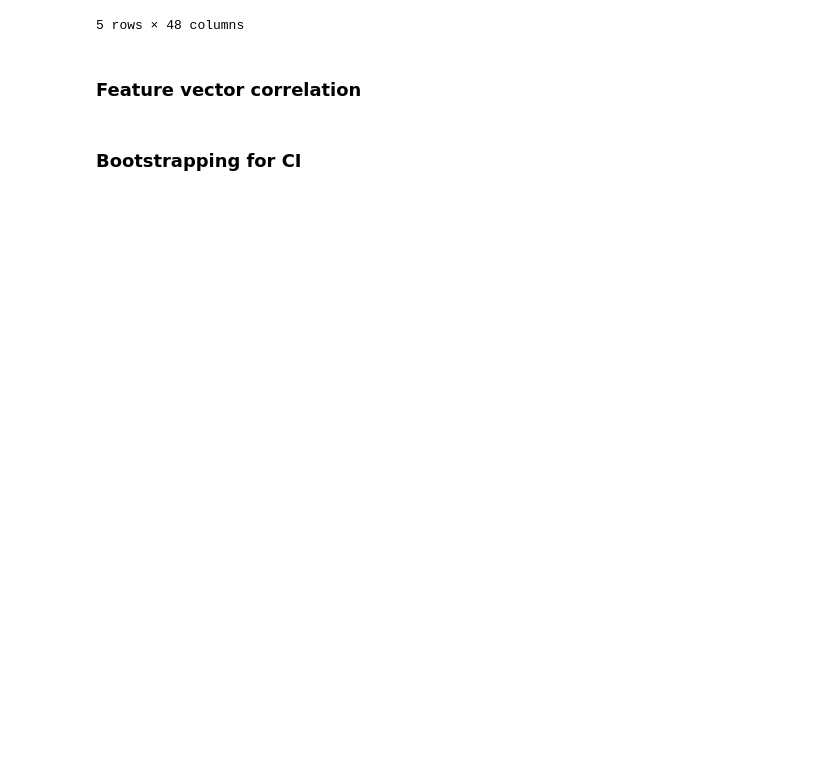
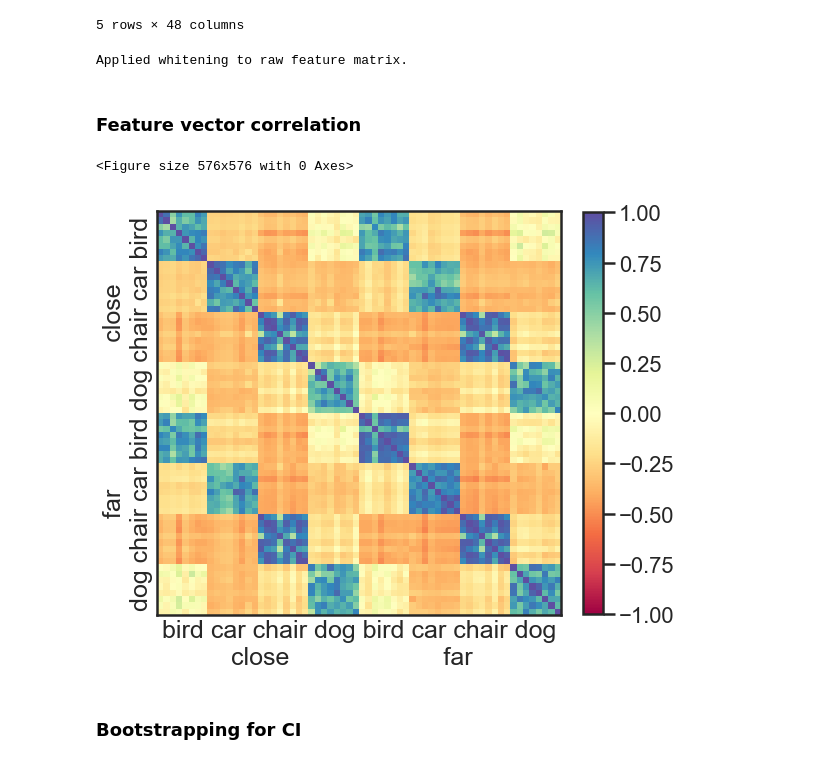
Before and after one commit to cogtoolslab/semantic_parts, a Jupyter notebook: analysis/golden/cogsci19_analysis.ipynb, the cells around one changed output. Cells and saved outputs as stored; diff of their text form; code cells hidden in the pictures; blank space fills up the shorter version.

```diff
--- a/analysis/golden/cogsci19_analysis.ipynb
+++ b/analysis/golden/cogsci19_analysis.ipynb
@@ -519,7 +631,7 @@ for this_target in stroke_df.target.unique():
     true_streaks_sub=dict((k, true_streak_means[k]) for k in _sketch_ids)
     perm_streaks_sub = dict((k, permuted_streak_means[k]) for k in _sketch_ids)
     tls.append(true_streaks_sub.values())
-    cond.append(["True"]*len(true_streaks_sub.values()))
+    cond.append(["Intact"]*len(true_streaks_sub.values()))
     objs.append([this_target]*len(true_streaks_sub.values()))
     cat.append([OBJECT_TO_CATEGORY[this_target]]*len(true_streaks_sub.values()))
 
@@ -707,5 +820,16 @@ if dataset=='normalized':
     assert len(np.unique(feature_df[arclength_cols].sum(axis=1).round(10)))==1
     assert len(np.unique(feature_df[numstrokes_cols].sum(axis=1).round(10)))==1
+# %%
+## normalize feature_df (apply whitening)?
+## Warning, this will make it so numstrokes and arclength features DO NOT add up to 1
+whitening = True
+if whitening:
+    feature_df = normalize(feature_df)
+    print 'Applied whitening to raw feature matrix.'
+else:
+    print 'Did not apply whitening to raw feature matrix.'
+# %% [output]
+Applied whitening to raw feature matrix.
 # %%
 ## concatenate meta and features to enable easy subsetting of dataframe
 F = pd.concat((meta_df,feature_df),axis=1)
@@ -729,33 +855,37 @@ obj_list = np.unique(F.target.values)
 c_means=[]
 f_means=[]
 
 for this_obj in ordered_objs:
     c_obj,f_obj,c_obj_list,f_obj_list = subset_dataframe_by_condition(F0,to_inspect='object', this_object=this_obj )
     c_mean = np.array(c_obj.mean())
     c_means.append(c_mean)
     f_mean = np.array(f_obj.mean())
     f_means.append(f_mean)
 
 # c_means = np.apply_along_axis(softmax,1,np.vstack(c_means))
 # f_means = np.apply_along_axis(softmax,1,np.vstack(f_means))
 all_means = np.vstack((c_means,f_means))
 #dmat = pdist(all_sample_means, 'correlation')
 #dmat = squareform(dmat)
 dmat = np.corrcoef(all_means)
 plt.rcParams["axes.grid"] = False
 
 plt.figure(figsize(8,8))
 plt.matshow(dmat, cmap=plt.cm.Spectral,vmin=-1.,vmax=1.)
 plt.colorbar(fraction=0.045)
 #t = plt.xticks(range(len(ordered_objs)*2), close_far_labels, fontsize=10,rotation='vertical')
 #t = plt.yticks(range(len(ordered_objs)*2), close_far_labels, fontsize=10)
 plt.xticks([])
 plt.yticks([])
 plt.xlabel('bird car chair dog bird car chair dog\n  close                      far    ',\
           fontsize=25)
 plt.ylabel('    far                     close\ndog chair car bird dog chair car bird',\
           fontsize=25)
 plt.tick_params(axis='x',bottom=False,top=False,labelbottom=False)
+plt.tick_params(axis='x',bottom=False,top=False,labelbottom=False)
+# %% [output]
+<Figure size 576x576 with 0 Axes>
+[figure, added]
 # %% [markdown]
 ### Bootstrapping for CI
 # %%
```
Also changed, not shown: parts of 20 cells of this notebook, 1 other file.
